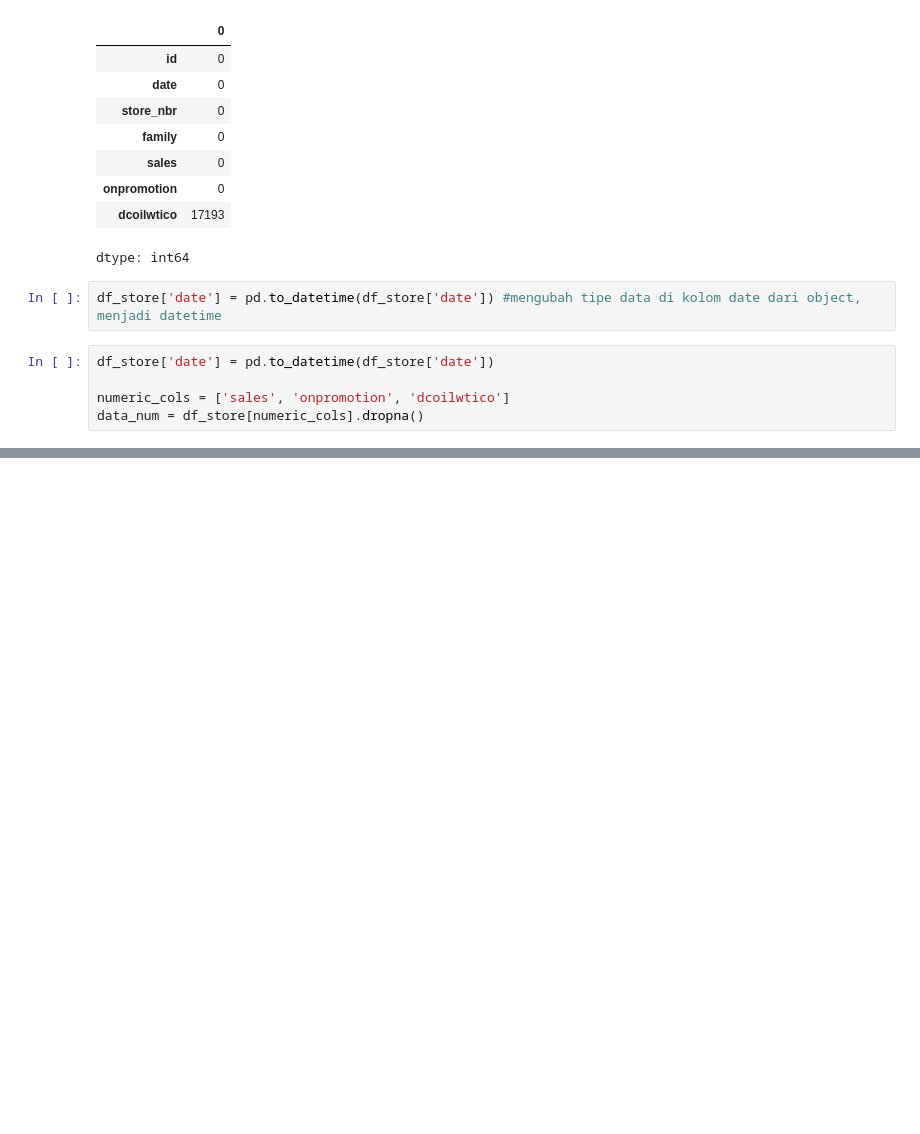
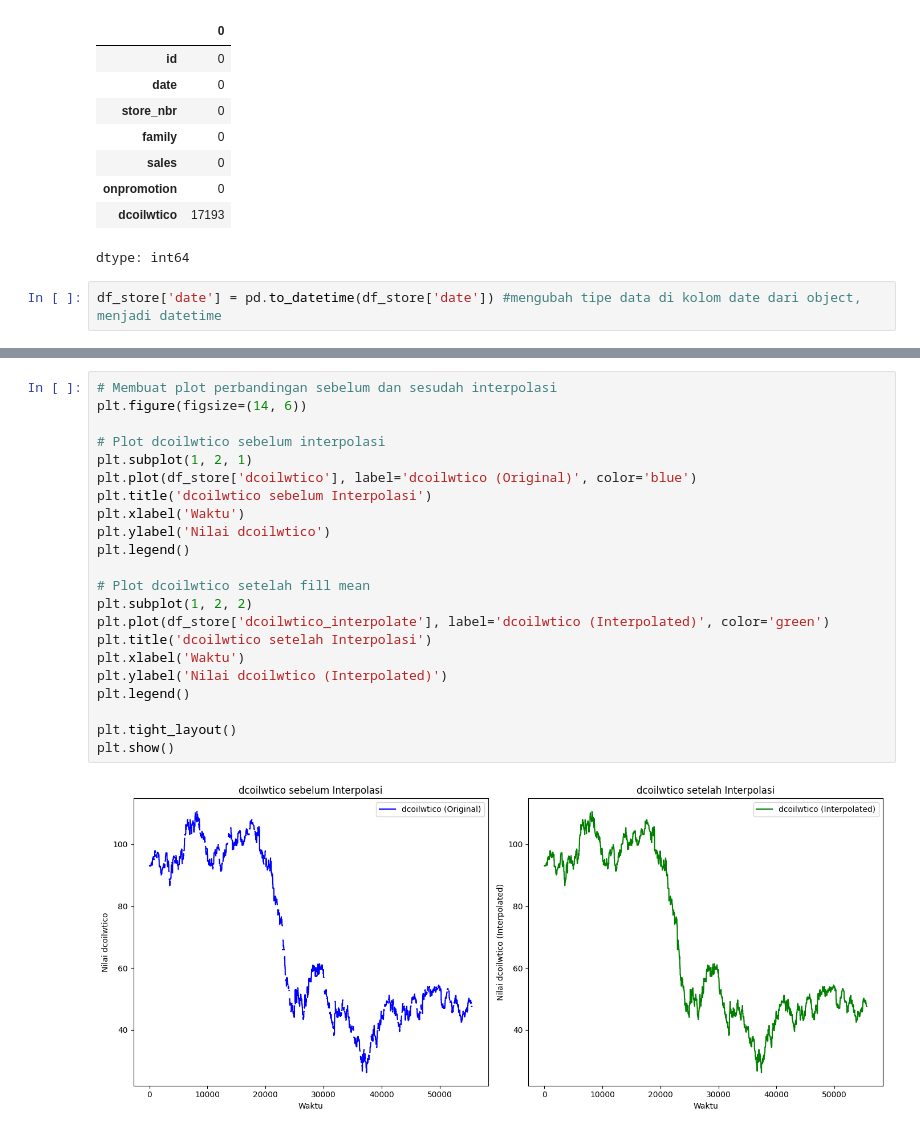
Before and after one commit to KHARIS-Indonesia-AI/salesforecasting, a Jupyter notebook: salesforecasting.ipynb, the cells around one changed output, grey strips where cells are left out. Saved outputs shown, nothing was run; the diff lists cells and outputs as text; blank space fills up the shorter version.

```diff
--- a/salesforecasting.ipynb
+++ b/salesforecasting.ipynb
@@ -70,8 +70,3 @@ df_store.isnull().sum()
 dtype: int64
 # %%
 df_store['date'] = pd.to_datetime(df_store['date']) #mengubah tipe data di kolom date dari object, menjadi datetime
-# %%
-df_store['date'] = pd.to_datetime(df_store['date'])
-
-numeric_cols = ['sales', 'onpromotion', 'dcoilwtico']
-data_num = df_store[numeric_cols].dropna()
@@ -77,0 +140,24 @@ data_num = df_store[numeric_cols].dropna()
+# %%
+# Membuat plot perbandingan sebelum dan sesudah interpolasi
+plt.figure(figsize=(14, 6))
+
+# Plot dcoilwtico sebelum interpolasi
+plt.subplot(1, 2, 1)
+plt.plot(df_store['dcoilwtico'], label='dcoilwtico (Original)', color='blue')
+plt.title('dcoilwtico sebelum Interpolasi')
+plt.xlabel('Waktu')
+plt.ylabel('Nilai dcoilwtico')
+plt.legend()
+
+# Plot dcoilwtico setelah fill mean
+plt.subplot(1, 2, 2)
+plt.plot(df_store['dcoilwtico_interpolate'], label='dcoilwtico (Interpolated)', color='green')
+plt.title('dcoilwtico setelah Interpolasi')
+plt.xlabel('Waktu')
+plt.ylabel('Nilai dcoilwtico (Interpolated)')
+plt.legend()
+
+plt.tight_layout()
+plt.show()
+# %% [output]
+[figure, added]
```
Also changed, not shown: parts of 73 cells of this notebook.
